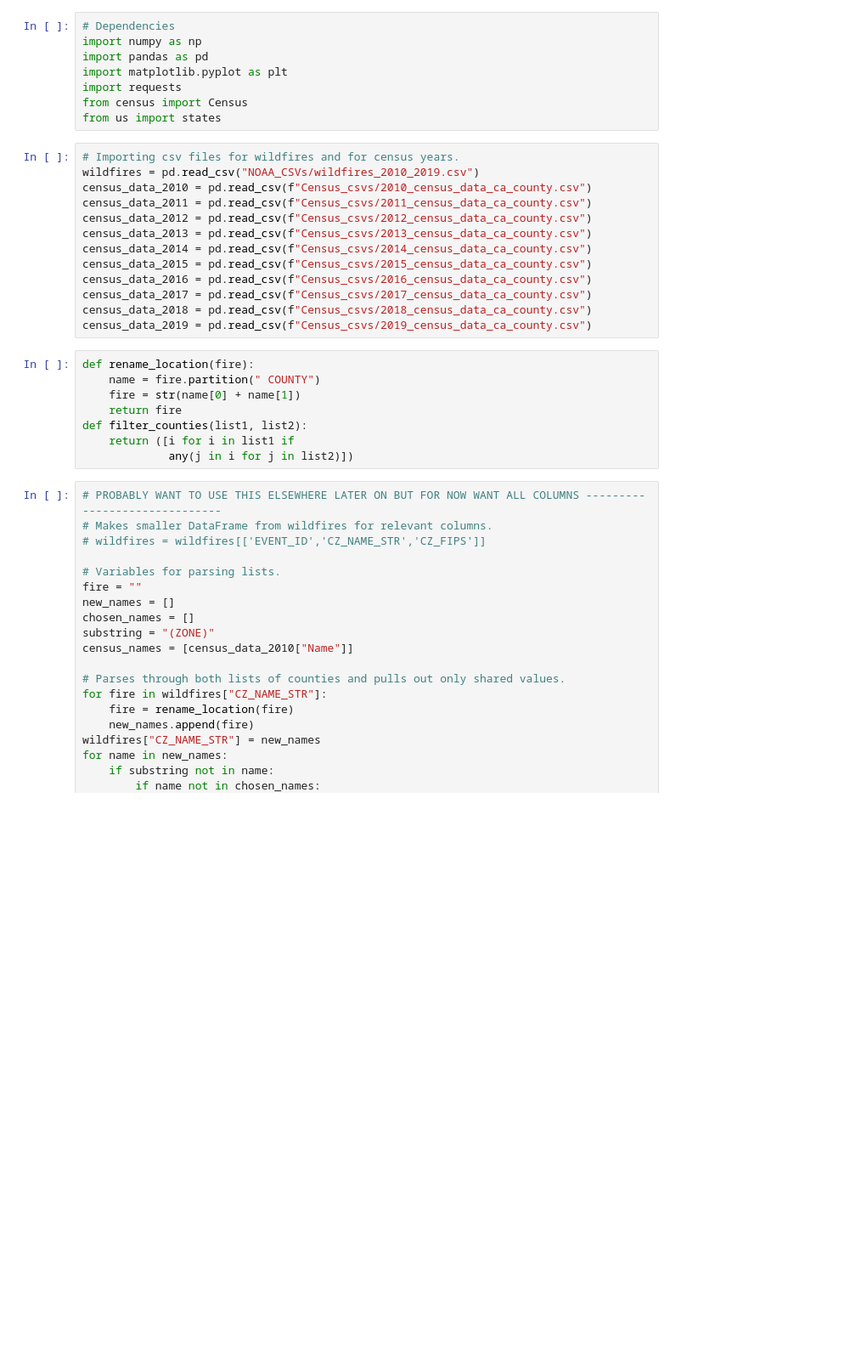
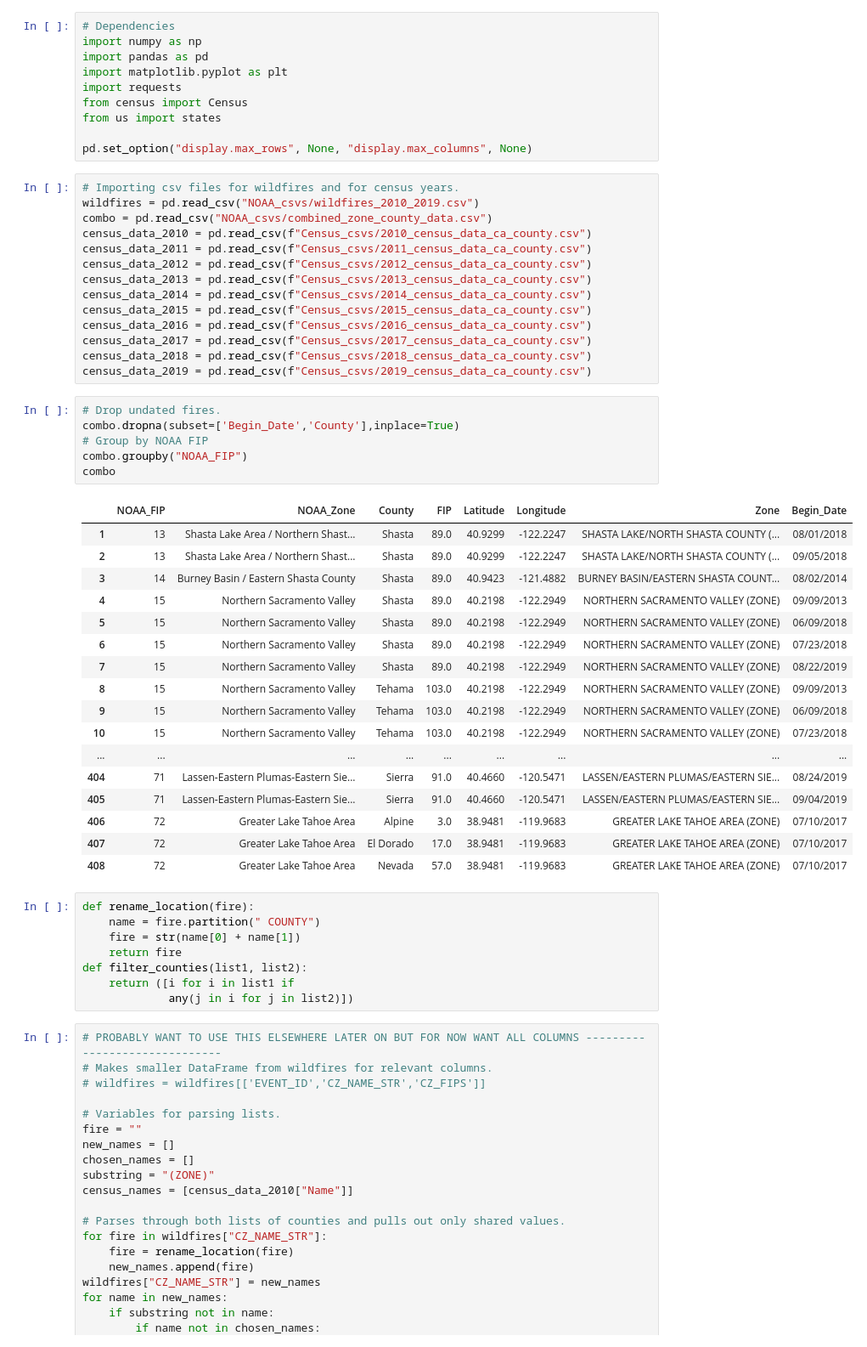
Before and after one commit to jacobdv/extreme-weather, a Jupyter notebook: wildfire-population-analysis.ipynb, the cells around one changed output. Shown at 85% size. Cells and saved outputs as stored; diff of their text form; blank space fills up the shorter version.

```diff
--- a/wildfire-population-analysis.ipynb
+++ b/wildfire-population-analysis.ipynb
@@ -6,9 +6,12 @@ import matplotlib.pyplot as plt
 import requests
 from census import Census
 from us import states
+
+pd.set_option("display.max_rows", None, "display.max_columns", None)
 # %%
 # Importing csv files for wildfires and for census years.
-wildfires = pd.read_csv("NOAA_CSVs/wildfires_2010_2019.csv")
+wildfires = pd.read_csv("NOAA_csvs/wildfires_2010_2019.csv")
+combo = pd.read_csv("NOAA_csvs/combined_zone_county_data.csv")
 census_data_2010 = pd.read_csv(f"Census_csvs/2010_census_data_ca_county.csv")
 census_data_2011 = pd.read_csv(f"Census_csvs/2011_census_data_ca_county.csv")
 census_data_2012 = pd.read_csv(f"Census_csvs/2012_census_data_ca_county.csv")
@@ -19,6 +22,30 @@ census_data_2016 = pd.read_csv(f"Census_csvs/2016_census_data_ca_county.csv")
 census_data_2017 = pd.read_csv(f"Census_csvs/2017_census_data_ca_county.csv")
 census_data_2018 = pd.read_csv(f"Census_csvs/2018_census_data_ca_county.csv")
 census_data_2019 = pd.read_csv(f"Census_csvs/2019_census_data_ca_county.csv")
+# %%
+# Drop undated fires.
+combo.dropna(subset=['Begin_Date','County'],inplace=True)
+# Group by NOAA FIP
+combo.groupby("NOAA_FIP")
+combo
+# %% [output]
+|  | NOAA_FIP | NOAA_Zone | County | FIP | Latitude | Longitude | Zone | Begin_Date |
+| 1 | 13 | Shasta Lake Area / Northern Shast... | Shasta | 89.0 | 40.9299 | -122.2247 | SHASTA LAKE/NORTH SHASTA COUNTY (... | 08/01/2018 |
+| 2 | 13 | Shasta Lake Area / Northern Shast... | Shasta | 89.0 | 40.9299 | -122.2247 | SHASTA LAKE/NORTH SHASTA COUNTY (... | 09/05/2018 |
+| 3 | 14 | Burney Basin / Eastern Shasta County | Shasta | 89.0 | 40.9423 | -121.4882 | BURNEY BASIN/EASTERN SHASTA COUNT... | 08/02/2014 |
+| 4 | 15 | Northern Sacramento Valley | Shasta | 89.0 | 40.2198 | -122.2949 | NORTHERN SACRAMENTO VALLEY (ZONE) | 09/09/2013 |
+| 5 | 15 | Northern Sacramento Valley | Shasta | 89.0 | 40.2198 | -122.2949 | NORTHERN SACRAMENTO VALLEY (ZONE) | 06/09/2018 |
+| 6 | 15 | Northern Sacramento Valley | Shasta | 89.0 | 40.2198 | -122.2949 | NORTHERN SACRAMENTO VALLEY (ZONE) | 07/23/2018 |
+| 7 | 15 | Northern Sacramento Valley | Shasta | 89.0 | 40.2198 | -122.2949 | NORTHERN SACRAMENTO VALLEY (ZONE) | 08/22/2019 |
+| 8 | 15 | Northern Sacramento Valley | Tehama | 103.0 | 40.2198 | -122.2949 | NORTHERN SACRAMENTO VALLEY (ZONE) | 09/09/2013 |
+| 9 | 15 | Northern Sacramento Valley | Tehama | 103.0 | 40.2198 | -122.2949 | NORTHERN SACRAMENTO VALLEY (ZONE) | 06/09/2018 |
+| 10 | 15 | Northern Sacramento Valley | Tehama | 103.0 | 40.2198 | -122.2949 | NORTHERN SACRAMENTO VALLEY (ZONE) | 07/23/2018 |
+| ... | ... | ... | ... | ... | ... | ... | ... | ... |
+| 404 | 71 | Lassen-Eastern Plumas-Eastern Sie... | Sierra | 91.0 | 40.4660 | -120.5471 | LASSEN/EASTERN PLUMAS/EASTERN SIE... | 08/24/2019 |
+| 405 | 71 | Lassen-Eastern Plumas-Eastern Sie... | Sierra | 91.0 | 40.4660 | -120.5471 | LASSEN/EASTERN PLUMAS/EASTERN SIE... | 09/04/2019 |
+| 406 | 72 | Greater Lake Tahoe Area | Alpine | 3.0 | 38.9481 | -119.9683 | GREATER LAKE TAHOE AREA (ZONE) | 07/10/2017 |
+| 407 | 72 | Greater Lake Tahoe Area | El Dorado | 17.0 | 38.9481 | -119.9683 | GREATER LAKE TAHOE AREA (ZONE) | 07/10/2017 |
+| 408 | 72 | Greater Lake Tahoe Area | Nevada | 57.0 | 38.9481 | -119.9683 | GREATER LAKE TAHOE AREA (ZONE) | 07/10/2017 |
 # %%
 def rename_location(fire):
     name = fire.partition(" COUNTY")
```
Also changed, not shown: parts of 4 cells of this notebook, 1 other file.
